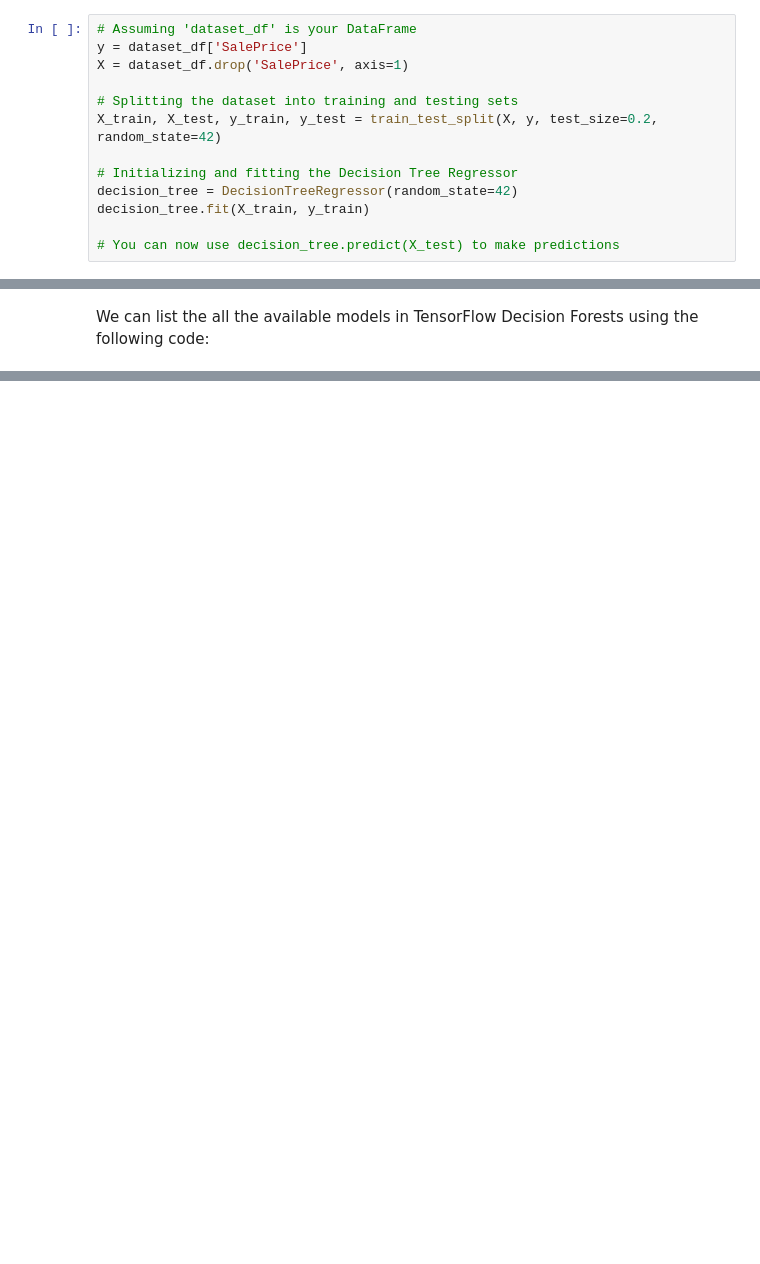
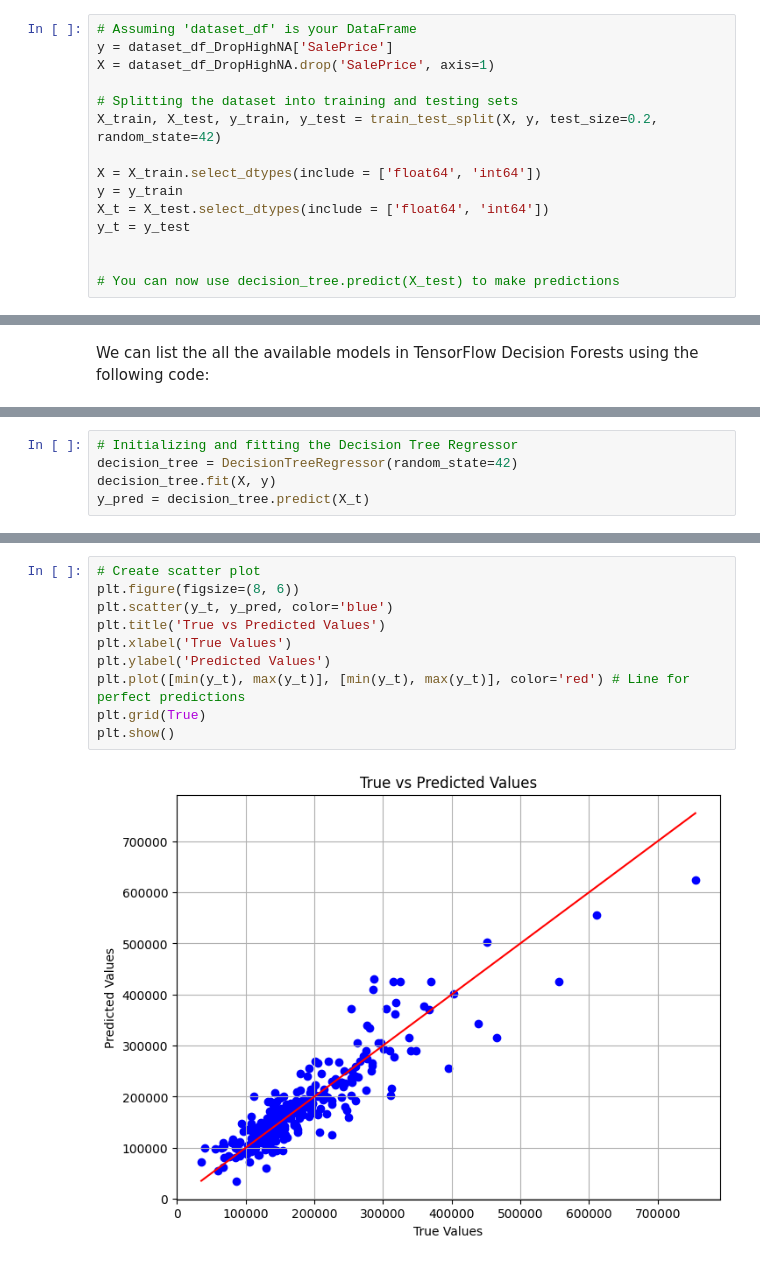
Before and after one commit to talbrend/JET, a Jupyter notebook: EDA_JET.ipynb, the cells around one changed output, grey strips where cells are left out. Saved outputs shown, nothing was run; the diff lists cells and outputs as text; blank space fills up the shorter version.

```diff
--- a/EDA_JET.ipynb
+++ b/EDA_JET.ipynb
@@ -355,14 +375,16 @@ Name: count, dtype: int64
 # PreProccess
 # %%
 # Assuming 'dataset_df' is your DataFrame
-y = dataset_df['SalePrice']
-X = dataset_df.drop('SalePrice', axis=1)
+y = dataset_df_DropHighNA['SalePrice']
+X = dataset_df_DropHighNA.drop('SalePrice', axis=1)
 
 # Splitting the dataset into training and testing sets
 X_train, X_test, y_train, y_test = train_test_split(X, y, test_size=0.2, random_state=42)
 
-# Initializing and fitting the Decision Tree Regressor
-decision_tree = DecisionTreeRegressor(random_state=42)
-decision_tree.fit(X_train, y_train)
+X = X_train.select_dtypes(include = ['float64', 'int64'])
+y = y_train
+X_t = X_test.select_dtypes(include = ['float64', 'int64'])
+y_t = y_test
+
 
 # You can now use decision_tree.predict(X_test) to make predictions
@@ -413,0 +397,5 @@ Today, we will use the defaults to create the Random Forest Model while specifiy
+# %%
+# Initializing and fitting the Decision Tree Regressor
+decision_tree = DecisionTreeRegressor(random_state=42)
+decision_tree.fit(X, y)
+y_pred = decision_tree.predict(X_t)
@@ -413,0 +412,12 @@ Today, we will use the defaults to create the Random Forest Model while specifiy
+# %%
+# Create scatter plot
+plt.figure(figsize=(8, 6))
+plt.scatter(y_t, y_pred, color='blue')
+plt.title('True vs Predicted Values')
+plt.xlabel('True Values')
+plt.ylabel('Predicted Values')
+plt.plot([min(y_t), max(y_t)], [min(y_t), max(y_t)], color='red') # Line for perfect predictions
+plt.grid(True)
+plt.show()
+# %% [output]
+[figure, added]
```
Also changed, not shown: parts of 18 cells of this notebook, 1 other file.
